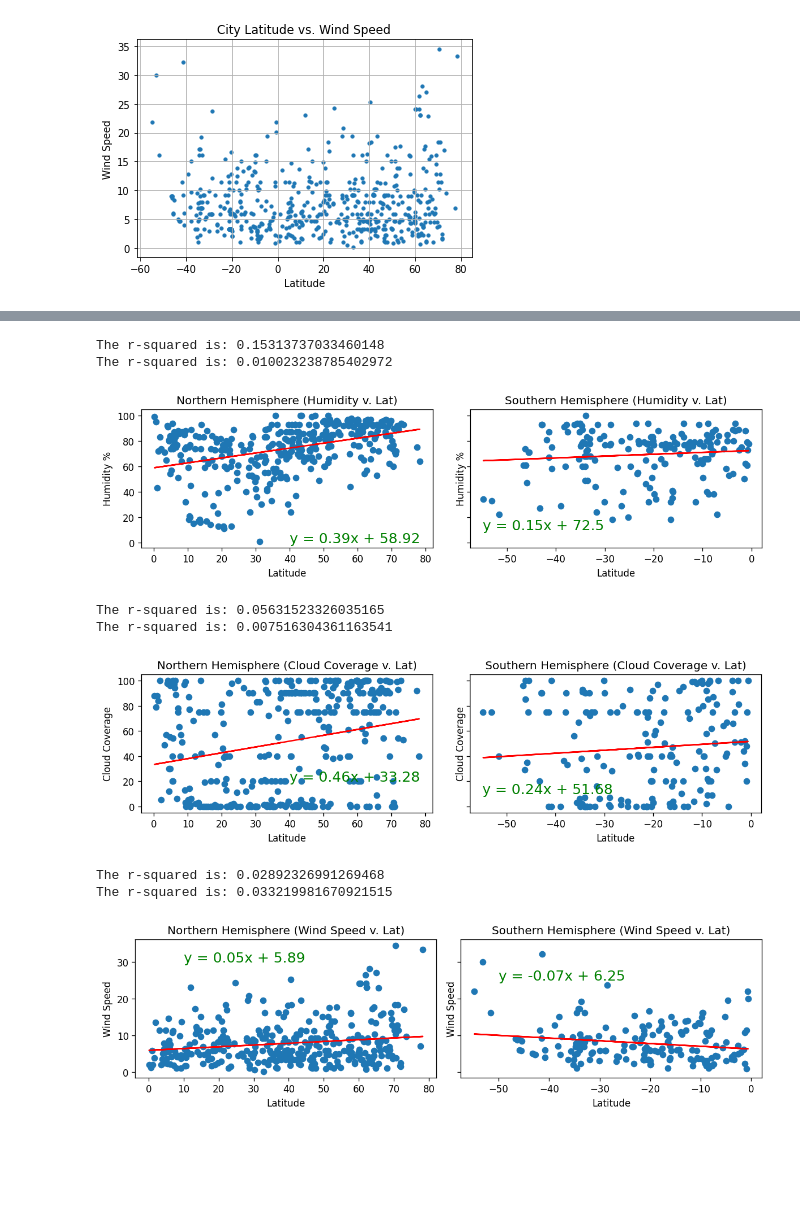
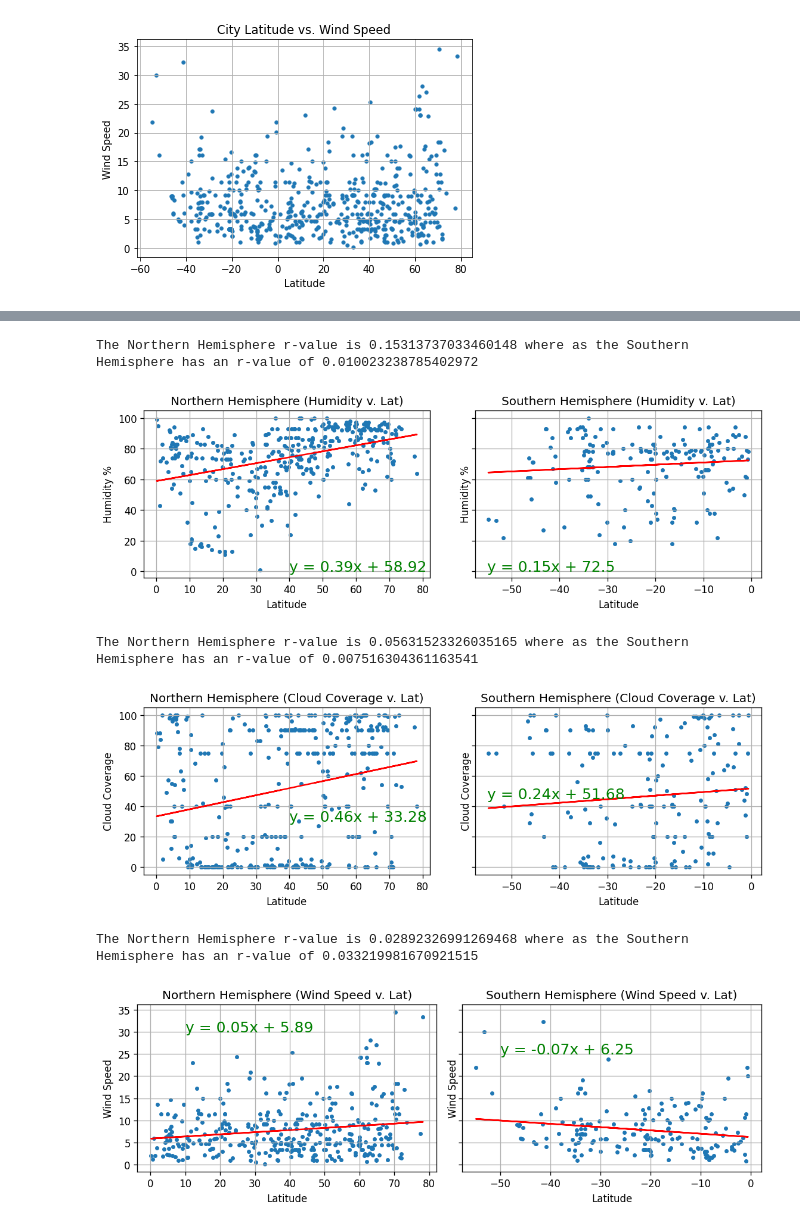
Before and after one commit to inkosi-codes/python-api-challenge, a Jupyter notebook: WeatherPy/WeatherPy.ipynb, the cells around one changed output, grey strips where cells are left out. Saved outputs shown, nothing was run; the diff lists cells and outputs as text; code cells hidden in the pictures; blank space fills up the shorter version.

```diff
--- a/WeatherPy/WeatherPy.ipynb
+++ b/WeatherPy/WeatherPy.ipynb
@@ -206,104 +223,122 @@ The r-squared is: 0.47950484299884677
 # %%
 #Set dimensions & titles for side-by-side plots
-fig, (ax1, ax2) = plt.subplots(1,2, figsize=(10,3), sharey=True, dpi=120)
+fig, (ax1, ax2) = plt.subplots(1,2, figsize=(9.5,3.3), sharey=True, dpi=120)
 ax1.set_title('Northern Hemisphere (Humidity v. Lat)'); ax2.set_title('Southern Hemisphere (Humidity v. Lat)')
 
 #Plot Northern Hemisphere Scatter w/ annotation
 (slope, intercept, rvalue, pvalue, stderr) = st.linregress(north_x_value,northern['Humidity'])
 regress_values = north_x_value * slope + intercept
 line_eq = "y = " + str(round(slope,2)) + "x + " + str(round(intercept,2))
-ax1.scatter(north_x_value,northern['Humidity'])
+ax1.scatter(north_x_value,northern['Humidity'],marker="o", s=10)
 ax1.plot(north_x_value,regress_values,"r-")
 ax1.annotate(line_eq,(40,0),fontsize=15,color="green")
+ax1.grid(True)
 ax1.set_xlabel("Latitude")
 ax1.set_ylabel("Humidity %")
-print(f"The r-squared is: {rvalue**2}")
+n_rvalue = rvalue**2
 
 #Plot SouthernHemisphere Scatter w/ annotation
 (slope, intercept, rvalue, pvalue, stderr) = st.linregress(south_x_value,southern['Humidity'])
 regress_values = south_x_value * slope + intercept
 line_eq = "y = " + str(round(slope,2)) + "x + " + str(round(intercept,2))
-ax2.scatter(south_x_value,southern['Humidity'])
+ax2.scatter(south_x_value,southern['Humidity'],marker="o", s=10)
 ax2.plot(south_x_value,regress_values,"r-")
-ax2.annotate(line_eq,(-55,10),fontsize=15,color="green")
+ax2.annotate(line_eq,(-55,0),fontsize=15,color="green")
+ax2.grid(True)
 ax2.set_xlabel("Latitude")
 ax2.set_ylabel("Humidity %")
-print(f"The r-squared is: {rvalue**2}")
+s_rvalue = rvalue**2
+
+print(f'The Northern Hemisphere r-value is {n_rvalue} where as the Southern Hemisphere has an r-value of {s_rvalue}')
+
+# Save the figure
+plt.savefig("Resources\\Charts\\Hemisphere Charts\\Humidity_vs_Latitude.png")
 
 #Show plot
 plt.tight_layout()
 plt.show()
 # %% [output]
-The r-squared is: 0.15313737033460148
-The r-squared is: 0.010023238785402972
+The Northern Hemisphere r-value is 0.15313737033460148 where as the Southern Hemisphere has an r-value of 0.010023238785402972
-[figure, old version]
+[figure, new version]
 # %%
 #Set dimensions & titles for side-by-side plots
-fig, (ax1, ax2) = plt.subplots(1,2, figsize=(10,3), sharey=True, dpi=120)
+fig, (ax1, ax2) = plt.subplots(1,2, figsize=(9.5,3.3), sharey=True, dpi=120)
 ax1.set_title('Northern Hemisphere (Cloud Coverage v. Lat)'); ax2.set_title('Southern Hemisphere (Cloud Coverage v. Lat)')
 
 #Plot Northern Hemisphere Scatter w/ annotation
 (slope, intercept, rvalue, pvalue, stderr) = st.linregress(north_x_value,northern['Cloud Coverage'])
 regress_values = north_x_value * slope + intercept
 line_eq = "y = " + str(round(slope,2)) + "x + " + str(round(intercept,2))
-ax1.scatter(north_x_value,northern['Cloud Coverage'])
+ax1.scatter(north_x_value,northern['Cloud Coverage'],marker="o", s=10)
 ax1.plot(north_x_value,regress_values,"r-")
-ax1.annotate(line_eq,(40,20),fontsize=15,color="green")
+ax1.annotate(line_eq,(40,30),fontsize=15,color="green")
+ax1.grid(True)
 ax1.set_xlabel("Latitude")
 ax1.set_ylabel("Cloud Coverage")
-print(f"The r-squared is: {rvalue**2}")
+n_rvalue = rvalue**2
 
 #Plot SouthernHemisphere Scatter w/ annotation
 (slope, intercept, rvalue, pvalue, stderr) = st.linregress(south_x_value,southern['Cloud Coverage'])
 regress_values = south_x_value * slope + intercept
 line_eq = "y = " + str(round(slope,2)) + "x + " + str(round(intercept,2))
-ax2.scatter(south_x_value,southern['Cloud Coverage'])
+ax2.scatter(south_x_value,southern['Cloud Coverage'],marker="o", s=10)
 ax2.plot(south_x_value,regress_values,"r-")
-ax2.annotate(line_eq,(-55,10),fontsize=15,color="green")
+ax2.annotate(line_eq,(-55,45),fontsize=15,color="green")
+ax2.grid(True)
 ax2.set_xlabel("Latitude")
 ax2.set_ylabel("Cloud Coverage")
-print(f"The r-squared is: {rvalue**2}")
+s_rvalue = rvalue**2
+
+print(f'The Northern Hemisphere r-value is {n_rvalue} where as the Southern Hemisphere has an r-value of {s_rvalue}')
+
+# Save the figure
+plt.savefig("Resources\\Charts\\Hemisphere Charts\\CloudCoverage_vs_Latitude.png")
 
 #Show plot
 plt.tight_layout()
 plt.show()
 # %% [output]
-The r-squared is: 0.05631523326035165
-The r-squared is: 0.007516304361163541
+The Northern Hemisphere r-value is 0.05631523326035165 where as the Southern Hemisphere has an r-value of 0.007516304361163541
-[figure, old version]
+[figure, new version]
 # %%
 #Set dimensions & titles for side-by-side plots
-fig, (ax1, ax2) = plt.subplots(1,2, figsize=(10,3), sharey=True, dpi=120)
+fig, (ax1, ax2) = plt.subplots(1,2, figsize=(9.5,3.3), sharey=True, dpi=120)
 ax1.set_title('Northern Hemisphere (Wind Speed v. Lat)'); ax2.set_title('Southern Hemisphere (Wind Speed v. Lat)')
 
 #Plot Northern Hemisphere Scatter w/ annotation
 (slope, intercept, rvalue, pvalue, stderr) = st.linregress(north_x_value,northern['Wind Speed'])
 regress_values = north_x_value * slope + intercept
 line_eq = "y = " + str(round(slope,2)) + "x + " + str(round(intercept,2))
-ax1.scatter(north_x_value,northern['Wind Speed'])
+ax1.scatter(north_x_value,northern['Wind Speed'],marker="o", s=10)
 ax1.plot(north_x_value,regress_values,"r-")
 ax1.annotate(line_eq,(10,30),fontsize=15,color="green")
+ax1.grid(True)
 ax1.set_xlabel("Latitude")
 ax1.set_ylabel("Wind Speed")
-print(f"The r-squared is: {rvalue**2}")
+n_rvalue = rvalue**2
 
 #Plot SouthernHemisphere Scatter w/ annotation
 (slope, intercept, rvalue, pvalue, stderr) = st.linregress(south_x_value,southern['Wind Speed'])
 regress_values = south_x_value * slope + intercept
 line_eq = "y = " + str(round(slope,2)) + "x + " + str(round(intercept,2))
-ax2.scatter(south_x_value,southern['Wind Speed'])
+ax2.scatter(south_x_value,southern['Wind Speed'],marker="o", s=10)
 ax2.plot(south_x_value,regress_values,"r-")
 ax2.annotate(line_eq,(-50,25),fontsize=15,color="green")
+ax2.grid(True)
 ax2.set_xlabel("Latitude")
 ax2.set_ylabel("Wind Speed")
-print(f"The r-squared is: {rvalue**2}")
+s_rvalue = rvalue**2
+
+print(f'The Northern Hemisphere r-value is {n_rvalue} where as the Southern Hemisphere has an r-value of {s_rvalue}')
+
+# Save the figure
+plt.savefig("Resources\\Charts\\Hemisphere Charts\\WindSpeed_vs_Latitude.png")
 
 #Show plot
 plt.tight_layout()
 plt.show()
 # %% [output]
-The r-squared is: 0.02892326991269468
-The r-squared is: 0.033219981670921515
+The Northern Hemisphere r-value is 0.02892326991269468 where as the Southern Hemisphere has an r-value of 0.033219981670921515
-[figure, old version]
+[figure, new version]
 # %%
 #%reset
```
Also changed, not shown: parts of 9 cells of this notebook, 9 other files.
